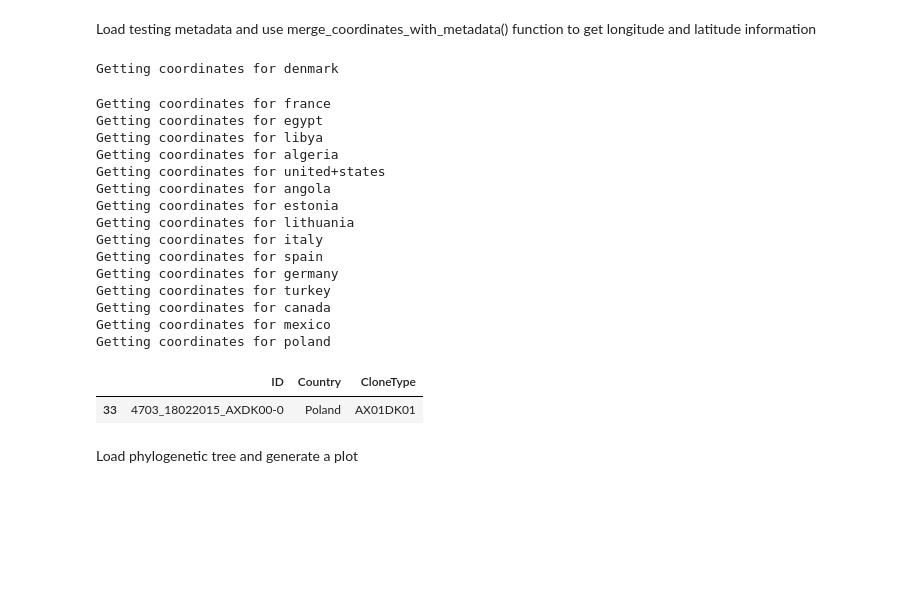
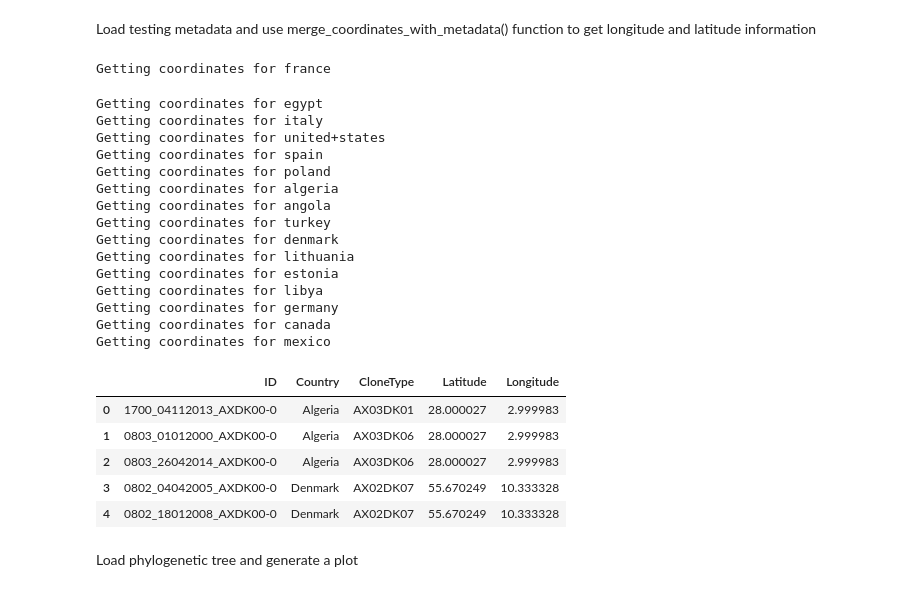
Before and after one commit to mildamarij/phyloworld, a Jupyter notebook: test.ipynb, the cells around one changed output. Saved outputs shown, nothing was run; the diff lists cells and outputs as text; code cells hidden in the pictures; blank space fills up the shorter version.

```diff
--- a/test.ipynb
+++ b/test.ipynb
@@ -6,26 +6,31 @@ from Bio import Phylo
 Load testing metadata and use merge_coordinates_with_metadata() function to get longitude and latitude information
 # %%
 metadata = pd.read_csv("data/MetaData.csv")
-metadata_with_coordinates = merge_coordinates_with_metadata(metadata)
-metadata.sample()
+metadata.head()
+metadata_with_coordinates = phyloworld.merge_coordinates_with_metadata(metadata)
+metadata_with_coordinates.head()
 # %% [output]
-Getting coordinates for denmark
+Getting coordinates for france
-Getting coordinates for france
 Getting coordinates for egypt
+Getting coordinates for italy
+Getting coordinates for united+states
+Getting coordinates for spain
+Getting coordinates for poland
+Getting coordinates for algeria
+Getting coordinates for angola
+Getting coordinates for turkey
+Getting coordinates for denmark
+Getting coordinates for lithuania
+Getting coordinates for estonia
 Getting coordinates for libya
-Getting coordinates for algeria
-Getting coordinates for united+states
-Getting coordinates for angola
-Getting coordinates for estonia
-Getting coordinates for lithuania
-Getting coordinates for italy
-Getting coordinates for spain
 Getting coordinates for germany
-Getting coordinates for turkey
 Getting coordinates for canada
 Getting coordinates for mexico
-Getting coordinates for poland
-|  | ID | Country | CloneType |
-| 33 | 4703_18022015_AXDK00-0 | Poland | AX01DK01 |
+|  | ID | Country | CloneType | Latitude | Longitude |
+| 0 | 1700_04112013_AXDK00-0 | Algeria | AX03DK01 | 28.000027 | 2.999983 |
+| 1 | 0803_01012000_AXDK00-0 | Algeria | AX03DK06 | 28.000027 | 2.999983 |
+| 2 | 0803_26042014_AXDK00-0 | Algeria | AX03DK06 | 28.000027 | 2.999983 |
+| 3 | 0802_04042005_AXDK00-0 | Denmark | AX02DK07 | 55.670249 | 10.333328 |
+| 4 | 0802_18012008_AXDK00-0 | Denmark | AX02DK07 | 55.670249 | 10.333328 |
 # %% [markdown]
 Load phylogenetic tree and generate a plot
```
Also changed, not shown: parts of 7 cells of this notebook.
